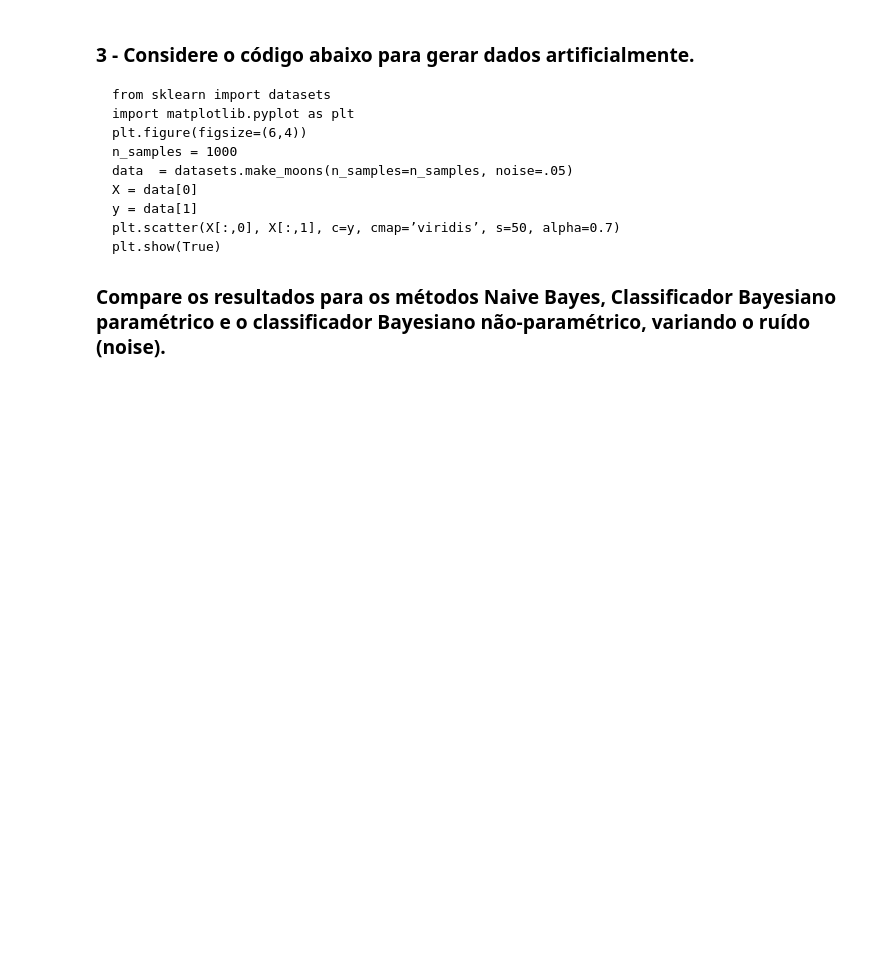
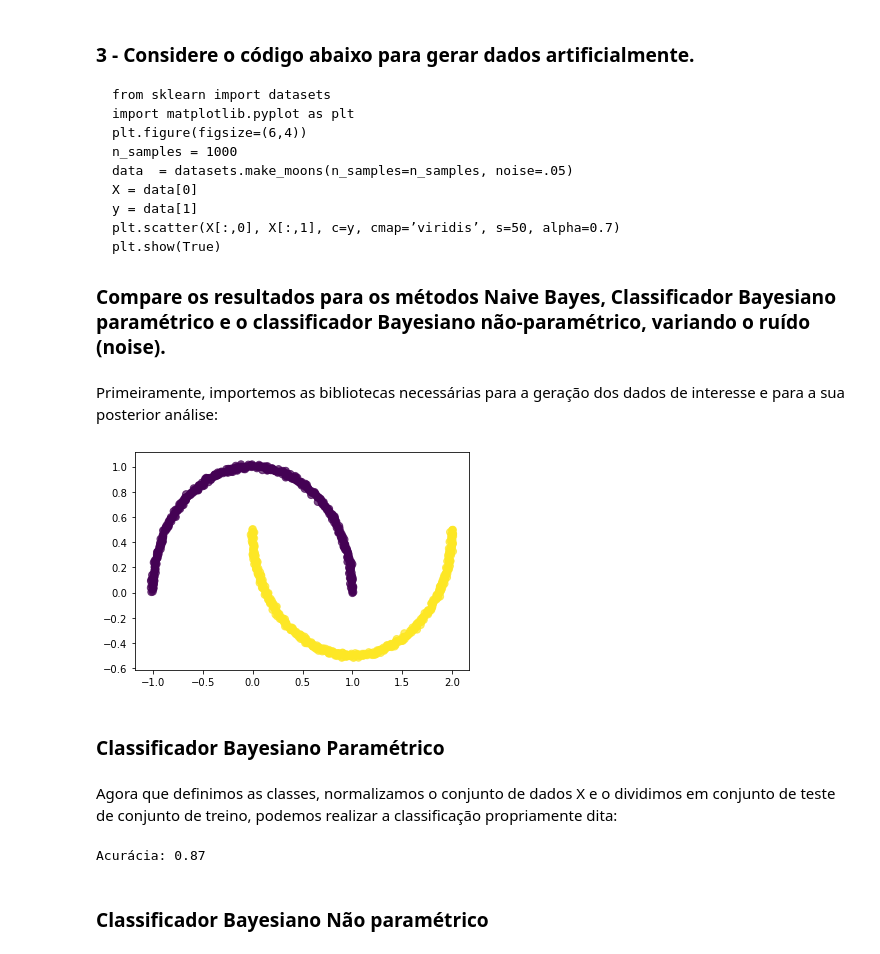
Before and after one commit to BrenoUSP/SME0828_DataScience, a Jupyter notebook: Projects/3 - Classificação/Projeto3_Classificacao_M.ipynb, the cells around one changed output. Drawn from its saved outputs; the diff is of its cells as text; code cells hidden in the pictures; blank space fills up the shorter version.

````diff
--- a/Projects/3 - Classificação/Projeto3_Classificacao_M.ipynb
+++ b/Projects/3 - Classificação/Projeto3_Classificacao_M.ipynb
@@ -58,3 +58,5 @@ plt.scatter(X[:,0], X[:,1], c=y, cmap=’viridis’, s=50, alpha=0.7)
 plt.show(True)
 ```
 ### Compare os resultados para os métodos Naive Bayes, Classificador Bayesiano paramétrico e o classificador Bayesiano não-paramétrico, variando o ruído (noise).
+# %% [markdown]
+Primeiramente, importemos as bibliotecas necessárias para a geração dos dados de interesse e para a sua posterior análise:
@@ -60,0 +72,14 @@ plt.show(True)
+# %%
+from sklearn import datasets
+import matplotlib.pyplot as plt
+plt.figure(figsize=(6,4))
+n_samples = 1000
+data  = datasets.make_moons(n_samples=n_samples, noise=.01)
+X = data[0] #conjunto de dados a serem classificados
+y = data[1] #classes representados por 0 ou 1 (vetro comclassificação ddos dados de X)
+plt.scatter(X[:,0], X[:,1], c=y, cmap="viridis", s=50, alpha=0.7)
+plt.show(True)
+# %% [output]
+[figure, added]
+# %% [markdown]
+### Classificador Bayesiano Paramétrico
@@ -60,0 +102,38 @@ plt.show(True)
+# %% [markdown]
+Agora que definimos as classes, normalizamos o conjunto de dados X e o dividimos em conjunto de teste de conjunto de treino, podemos realizar a classificação propriamente dita:
+# %%
+# Declaração para a matriz que irá armazenar as probabilidades para cada classe
+
+P = pd.DataFrame(data=np.zeros((x_train.shape[0], len(classes))), columns = classes)
+
+# (Repare que tal matriz apresenta o mesmo número de linhas que x_train e o número de classes como número de
+# colunas, assim poderá armazenar a probabilidade de cada ponto observado pertencer a classe 0 ou 1)
+
+Pc = np.zeros(len(classes)) # Armazenamento da fração de elementos em cada classe (no caso, é um vetor 1x2)
+
+
+for i in np.arange(0, len(classes)): # Iteração no número de classes
+    elem = tuple(np.where(y_train == classes[i])) # Obtenção de tupla correspondente à freq de elem da classe i
+    Pc[i] = len(elem)/len(y_train) # Probabilidade de pertencer a classe i (no caso, 0 ou 1)
+    Z = x_train[elem,:][0] # Elementos presentes no conjunto de treinamento
+    m = np.mean(Z, axis = 0) # Vetor de médias
+    cv = np.cov(np.transpose(Z)) # Matriz de variâncias e covariâncias
+    for j in np.arange(0,x_test.shape[0]): # Iteração para as observações no conjunto de teste
+        x = x_test[j,:]
+        # Obtenção da probabilidade de pertencer a cada classe (conjunto teste)
+        pj = multivariate_normal.pdf(x, mean=m, cov=cv, allow_singular=True) # Modelagem em uma distribuição
+        # normal multivariada (Classificador Bayesiano Paramétrico)
+        P[classes[i]][j] = pj*Pc[i] # posteriori = verossimilhança x priori (Teorema de Bayes)
+
+y_pred = [] # Declaração do vetor que irá armazenar as classes preditas
+for i in np.arange(0, x_test.shape[0]): # Iteração em len(número de colunas de x_test)
+    c = np.argmax(np.array(P.iloc[[i]])) # Identificador (encontra a probabilidade a posteriori com maior valor)
+    y_pred.append(classes[c]) # Classificador (classifica os dados de x_test)
+
+# Obtenção da acurácia
+score = accuracy_score(y_pred, y_test) #Obtém a acurácia do classificador
+print('Acurácia:', score)
+# %% [output]
+Acurácia: 0.87
+# %% [markdown]
+### Classificador Bayesiano Não paramétrico
````
Also changed, not shown: parts of 21 cells of this notebook.
